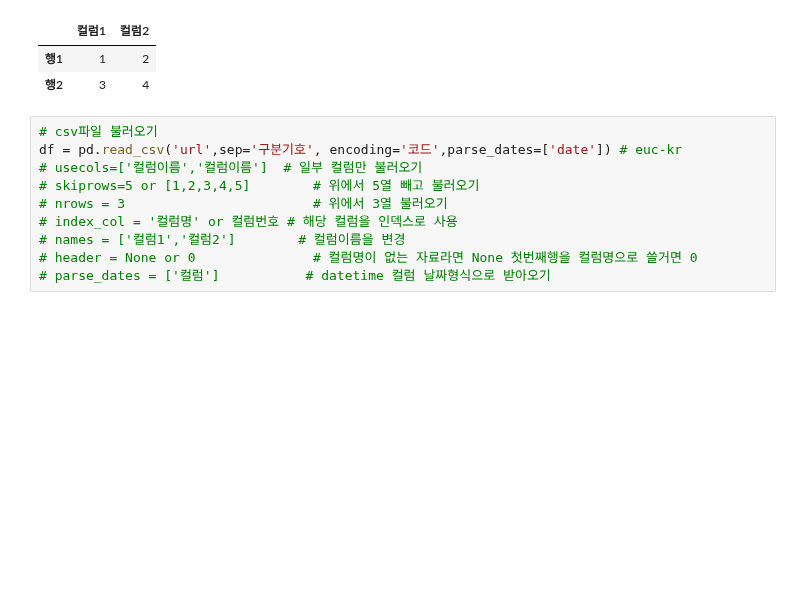
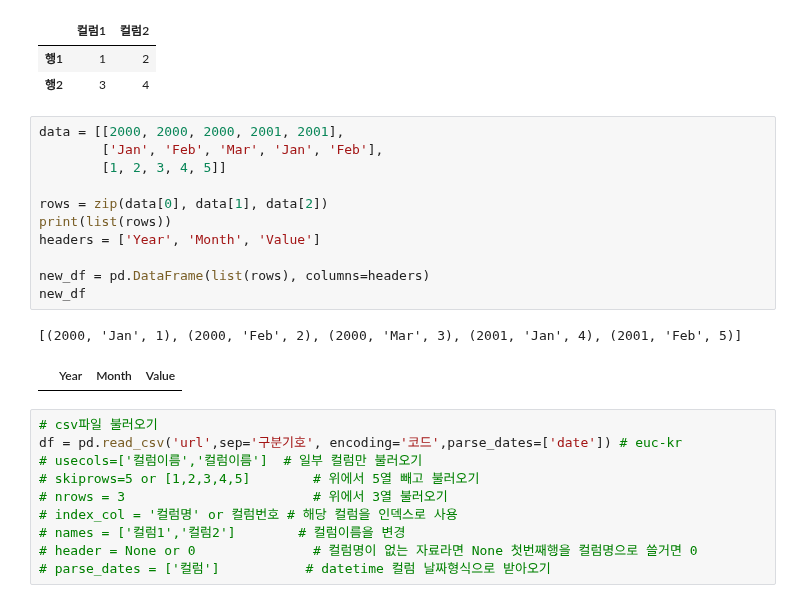
Before and after one commit to ev1025/DA_Study, a Jupyter notebook: 파이썬_문법정리.ipynb, the cells around one changed output. Saved outputs shown, nothing was run; the diff lists cells and outputs as text; blank space fills up the shorter version.

```diff
--- a/파이썬_문법정리.ipynb
+++ b/파이썬_문법정리.ipynb
@@ -681,6 +689,20 @@ df
 |  | 컬럼1 | 컬럼2 |
 | 행1 | 1 | 2 |
 | 행2 | 3 | 4 |
+# %%
+data = [[2000, 2000, 2000, 2001, 2001],
+        ['Jan', 'Feb', 'Mar', 'Jan', 'Feb'],
+        [1, 2, 3, 4, 5]]
+
+rows = zip(data[0], data[1], data[2])
+print(list(rows))
+headers = ['Year', 'Month', 'Value']
+
+new_df = pd.DataFrame(list(rows), columns=headers)
+new_df
+# %% [output]
+[(2000, 'Jan', 1), (2000, 'Feb', 2), (2000, 'Mar', 3), (2001, 'Jan', 4), (2001, 'Feb', 5)]
+|  | Year | Month | Value |
 # %%
 # csv파일 불러오기
 df = pd.read_csv('url',sep='구분기호', encoding='코드',parse_dates=['date']) # euc-kr
```
Also changed, not shown: parts of 44 cells of this notebook.
